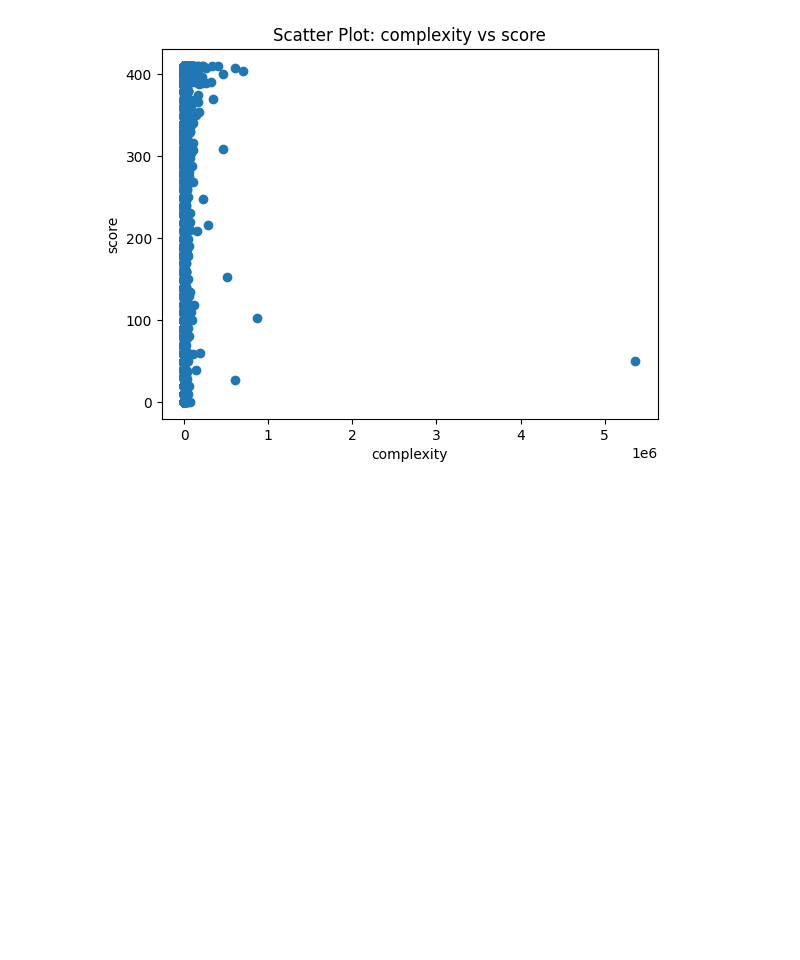
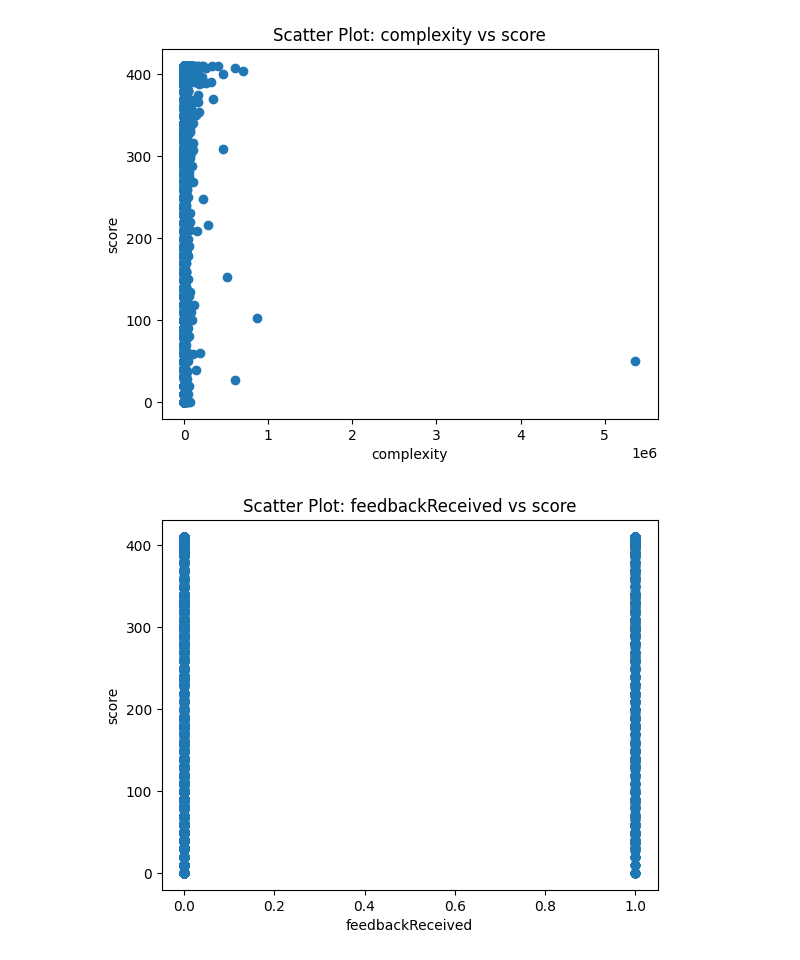
Before and after one commit to samchen0508/747-A2-data, a Jupyter notebook: results_2.ipynb, the cells around one changed output. Saved outputs shown, nothing was run; the diff lists cells and outputs as text; code cells hidden in the pictures; blank space fills up the shorter version.

```diff
--- a/results_2.ipynb
+++ b/results_2.ipynb
@@ -179,3 +179,21 @@ plt.title('Scatter Plot: {} vs {}'.format(x_name, y_name))
 plt.show()
 # %% [output]
 [figure]
+# %%
+# RQ2
+import matplotlib.pyplot as plt
+
+x_name = 'feedbackReceived'
+y_name = 'score'
+
+# Assuming your DataFrame is named "df"
+x = reduced[x_name]
+y = reduced[y_name]
+
+plt.scatter(x, y)
+plt.xlabel(x_name)
+plt.ylabel(y_name)
+plt.title('Scatter Plot: {} vs {}'.format(x_name, y_name))
+plt.show()
+# %% [output]
+[figure, added]
```
Also changed, not shown: parts of 4 cells of this notebook.
